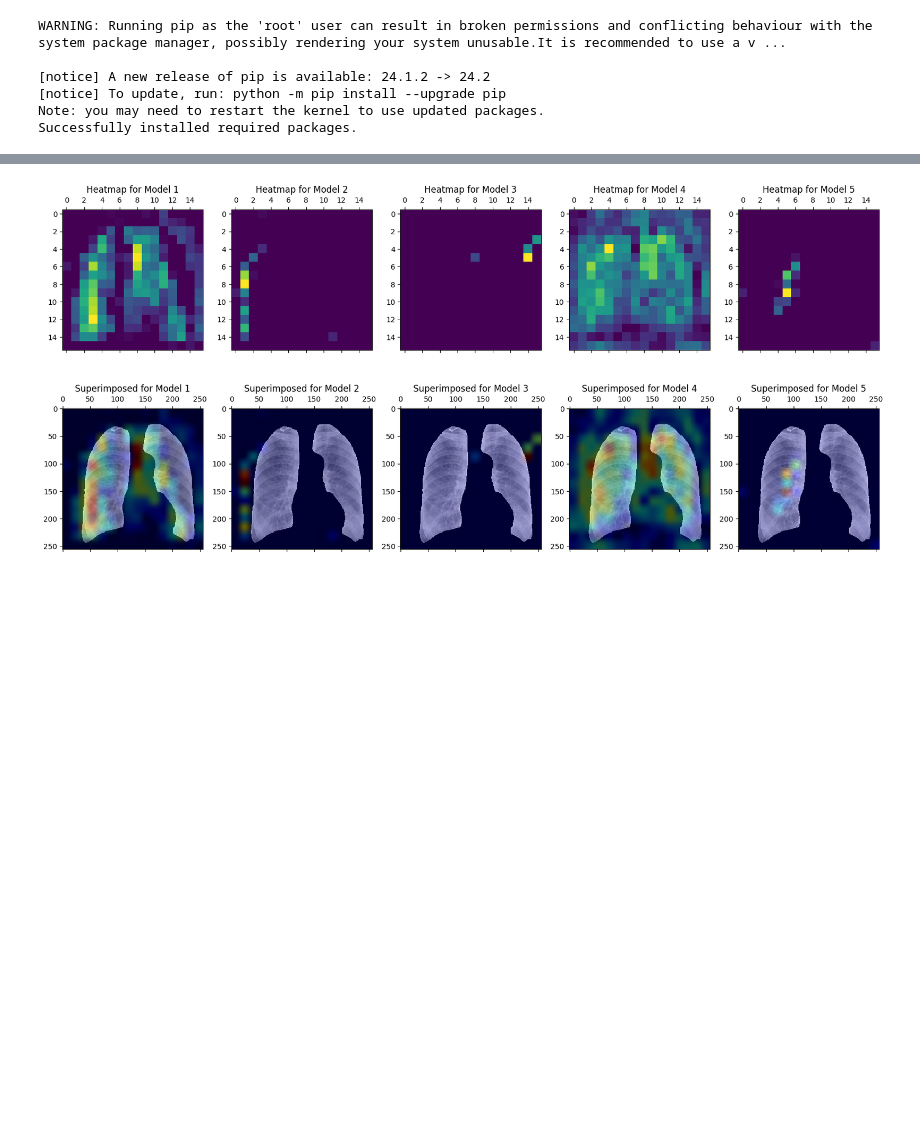
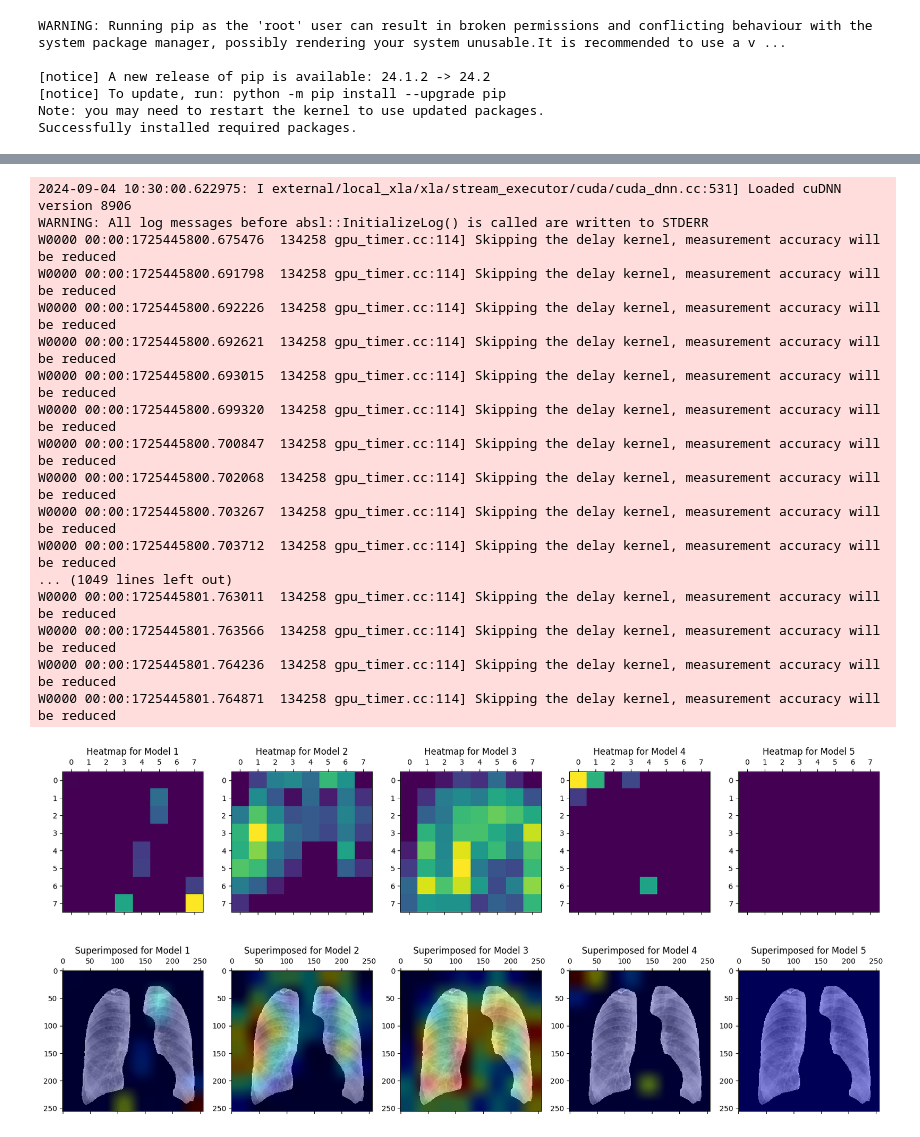
Before and after one commit to jasperchess/final-project, a Jupyter notebook: segmentation_classification_eval.ipynb, the cells around one changed output, grey strips where cells are left out. Saved outputs shown, nothing was run; the diff lists cells and outputs as text; code cells hidden in the pictures; blank space fills up the shorter version.

```diff
--- a/segmentation_classification_eval.ipynb
+++ b/segmentation_classification_eval.ipynb
@@ -157,8 +175,8 @@ histories = []
 predictions = []
 y_true = []
 
-ckpt_dir = 'models/segmented_undersampling/ckpt'
-results_dir = 'results/segmented_undersampling'
+ckpt_dir = 'models/baseline_segmented_evaluation/ckpt'
+results_dir = 'results/baseline_segmented_evaluation'
 
 rand_augment = keras_cv.layers.RandAugment(
     value_range=(0, 1),
@@ -202,7 +220,7 @@ if os.path.exists(os.path.join(results_dir, 'results.json')) == False:
             patience=5,
             restore_best_weights=True
         )
-        tensorboard_cb = keras.callbacks.TensorBoard('tensorboard/classification/segmented_undersampling/fold-%d' % i)
+        tensorboard_cb = keras.callbacks.TensorBoard('tensorboard/classification/baseline_segmented_evaluation/fold-%d' % i)
 
         train = filenames[train_idx]
         test = filenames[test_idx]
@@ -369,8 +486,8 @@ histories = []
 predictions = []
 y_true = []
 
-ckpt_dir = 'models/residual_evaluation/ckpt'
-results_dir = 'results/residual_evaluation'
+ckpt_dir = 'models/residual_segmentation_evaluation/ckpt'
+results_dir = 'results/residual_segmentation_evaluation'
 
 crop = keras.layers.CenterCrop(256, 256)
 rand_augment = keras_cv.layers.RandAugment(
@@ -416,7 +533,7 @@ if os.path.exists(os.path.join(results_dir, 'results.json')) == False:
             start_from_epoch=5,
             restore_best_weights=True
         )
-        tensorboard_cb = keras.callbacks.TensorBoard('tensorboard/classification/residual_evaluation/fold-%d' % i)
+        tensorboard_cb = keras.callbacks.TensorBoard('tensorboard/classification/residual_segmentation_evaluation/fold-%d' % i)
 
         train = filenames[train_idx]
         test = filenames[test_idx]
@@ -586,7 +611,7 @@ for sample in samples:
         model = load_model.load_model('%s/%d-checkpoint.model.keras' % (ckpt_dir, i))
         model.layers[-1].activation = None
 
-        heatmap = gradcam.make_gradcam_heatmap(img_array, model, layer_idx=-15)
+        heatmap = gradcam.make_gradcam_heatmap(img_array, model, layer_idx=-11)
         ax[0, i].matshow(heatmap)
         ax[0, i].set_title('Heatmap for Model %d' % (i + 1))
         ax[1, i].matshow(gradcam.overlayed_gradcam(img_array[0], heatmap))
@@ -599 +624,18 @@ for sample in samples:
+2024-09-04 10:30:00.622975: I external/local_xla/xla/stream_executor/cuda/cuda_dnn.cc:531] Loaded cuDNN version 8906
+WARNING: All log messages before absl::InitializeLog() is called are written to STDERR
+W0000 00:00:1725445800.675476  134258 gpu_timer.cc:114] Skipping the delay kernel, measurement accuracy will be reduced
+W0000 00:00:1725445800.691798  134258 gpu_timer.cc:114] Skipping the delay kernel, measurement accuracy will be reduced
+W0000 00:00:1725445800.692226  134258 gpu_timer.cc:114] Skipping the delay kernel, measurement accuracy will be reduced
+W0000 00:00:1725445800.692621  134258 gpu_timer.cc:114] Skipping the delay kernel, measurement accuracy will be reduced
+W0000 00:00:1725445800.693015  134258 gpu_timer.cc:114] Skipping the delay kernel, measurement accuracy will be reduced
+W0000 00:00:1725445800.699320  134258 gpu_timer.cc:114] Skipping the delay kernel, measurement accuracy will be reduced
+W0000 00:00:1725445800.700847  134258 gpu_timer.cc:114] Skipping the delay kernel, measurement accuracy will be reduced
+W0000 00:00:1725445800.702068  134258 gpu_timer.cc:114] Skipping the delay kernel, measurement accuracy will be reduced
+W0000 00:00:1725445800.703267  134258 gpu_timer.cc:114] Skipping the delay kernel, measurement accuracy will be reduced
+W0000 00:00:1725445800.703712  134258 gpu_timer.cc:114] Skipping the delay kernel, measurement accuracy will be reduced
+... (1049 lines left out)
+W0000 00:00:1725445801.763011  134258 gpu_timer.cc:114] Skipping the delay kernel, measurement accuracy will be reduced
+W0000 00:00:1725445801.763566  134258 gpu_timer.cc:114] Skipping the delay kernel, measurement accuracy will be reduced
+W0000 00:00:1725445801.764236  134258 gpu_timer.cc:114] Skipping the delay kernel, measurement accuracy will be reduced
+W0000 00:00:1725445801.764871  134258 gpu_timer.cc:114] Skipping the delay kernel, measurement accuracy will be reduced
-[figure, old version]
+[figure, new version]
```
Also changed, not shown: parts of 9 cells of this notebook, 13 other files.
